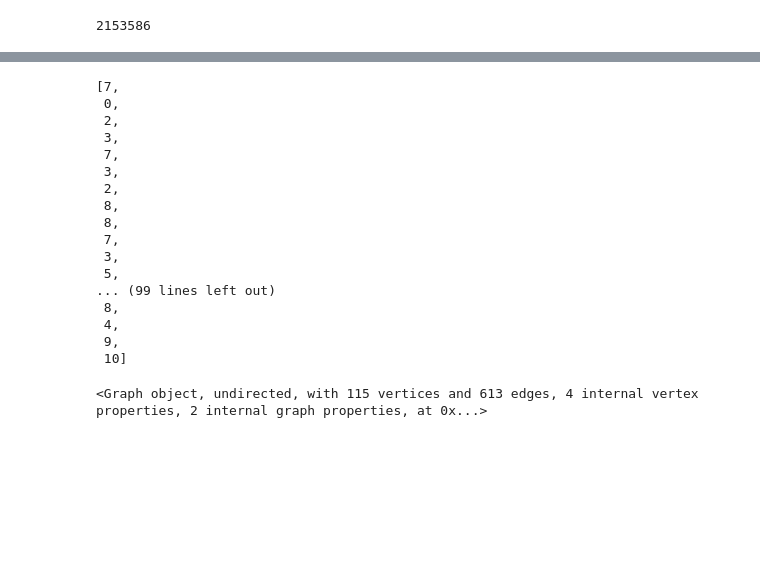
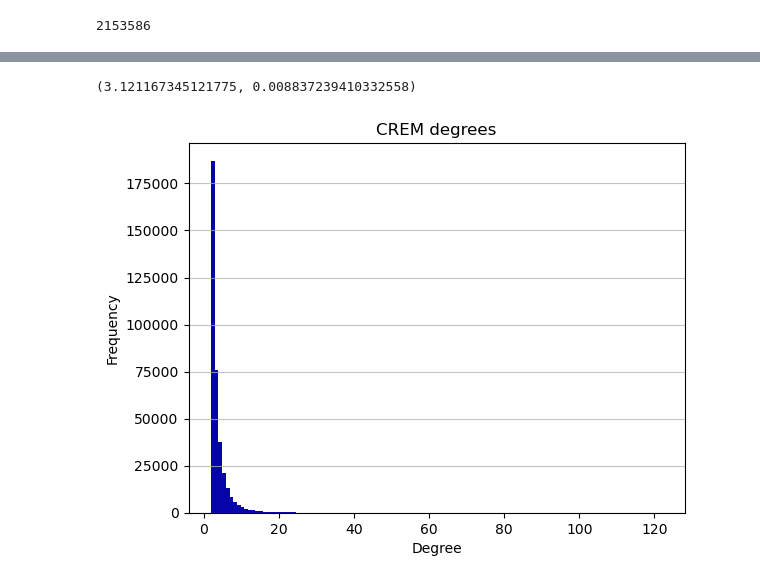
Before and after one commit to biomedbigdata/REMnet, a Jupyter notebook: networkAnalysis.ipynb, the cells around one changed output, grey strips where cells are left out. Saved outputs shown, nothing was run; the diff lists cells and outputs as text; code cells hidden in the pictures; blank space fills up the shorter version.

```diff
--- a/networkAnalysis.ipynb
+++ b/networkAnalysis.ipynb
@@ -48,24 +37,5 @@ gf = grtc.data["football"]
-# %%
-list(gf.vp.value_tsevans)
-# %% [output]
-[7,
- 0,
- 2,
- 3,
- 7,
- 3,
- 2,
- 8,
- 8,
- 7,
- 3,
- 5,
-... (99 lines left out)
- 8,
- 4,
- 9,
- 10]
-# %%
-gf
-# %% [output]
-<Graph object, undirected, with 115 vertices and 613 edges, 4 internal vertex properties, 2 internal graph properties, at 0x...>
+# %%
+# average degree for all nodes
+gt.vertex_average(g, "total")
+# %% [output]
+(3.121167345121775, 0.008837239410332558)
@@ -71,0 +81,10 @@ gf
+# %%
+plt.hist(cremd_list, bins=122, color='#0504aa')
+plt.grid(axis='y', alpha=0.75)
+plt.xlabel('Degree')
+plt.ylabel('Frequency')
+plt.title('CREM degrees')
+# plt.show()
+plt.savefig("../data/figures/crem_degree.jpg")
+# %% [output]
+[figure, added]
```
Also changed, not shown: parts of 7 cells of this notebook, 3 other files.
